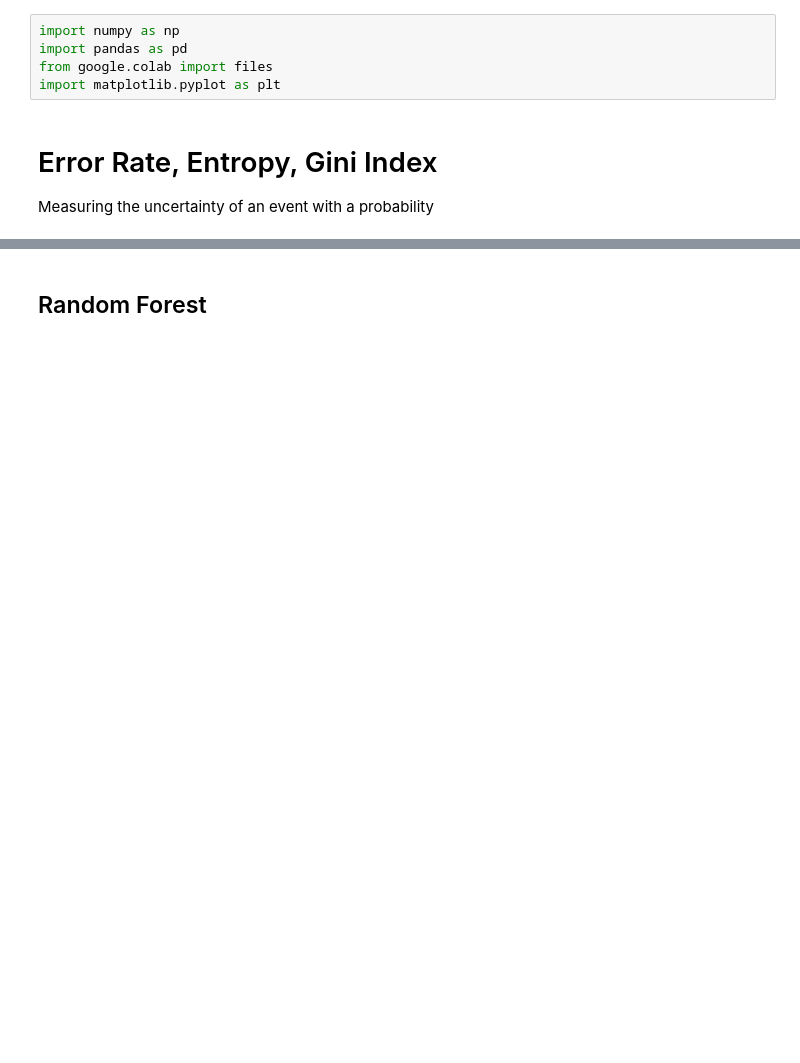
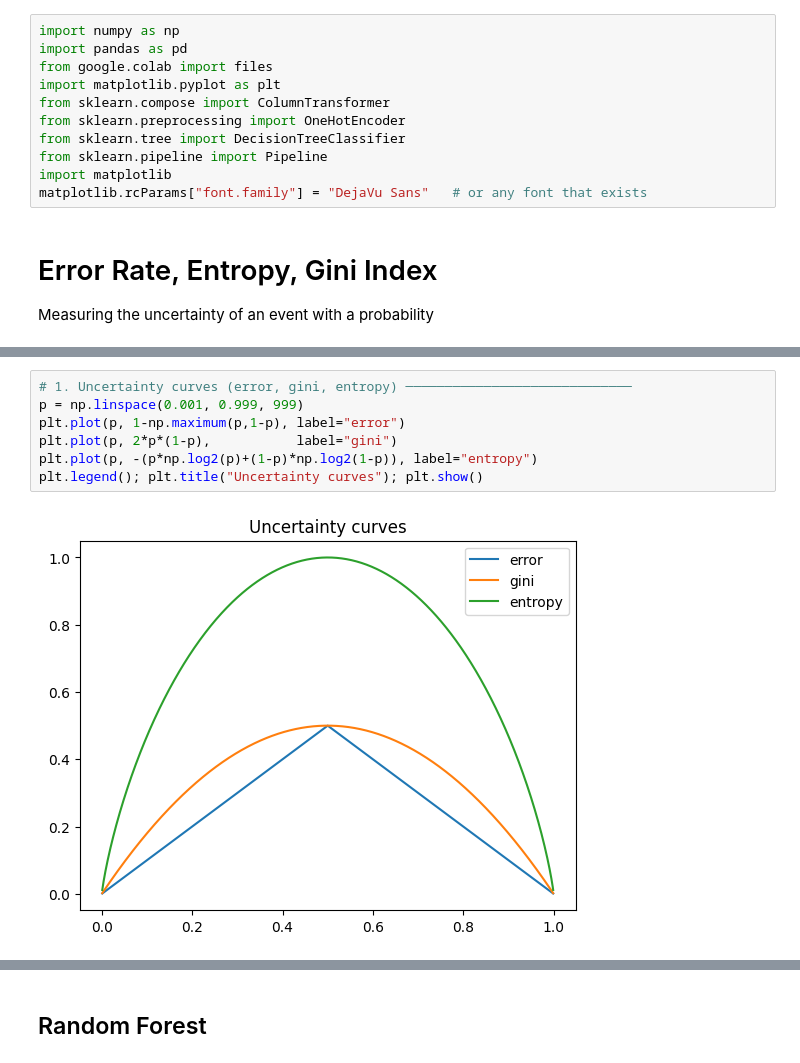
Before and after one commit to dornercr/INFO371, a Jupyter notebook: INFO371_Week4_Decision_Tree.ipynb, the cells around one changed output, grey strips where cells are left out. Saved outputs shown, nothing was run; the diff lists cells and outputs as text; blank space fills up the shorter version.

```diff
--- a/INFO371_Week4_Decision_Tree.ipynb
+++ b/INFO371_Week4_Decision_Tree.ipynb
@@ -13,6 +13,12 @@ import numpy as np
 import pandas as pd
 from google.colab import files
 import matplotlib.pyplot as plt
+from sklearn.compose import ColumnTransformer
+from sklearn.preprocessing import OneHotEncoder
+from sklearn.tree import DecisionTreeClassifier
+from sklearn.pipeline import Pipeline
+import matplotlib
+matplotlib.rcParams["font.family"] = "DejaVu Sans"   # or any font that exists
 # %% [markdown]
 # Error Rate, Entropy, Gini Index
 Measuring the uncertainty of an event with a probability
@@ -475,0 +40,9 @@ precision_recall_fscore_support(y_test, dt_1hot.predict(X_1hot_test))
+# %%
+# 1. Uncertainty curves (error, gini, entropy) ─────────────────────────────
+p = np.linspace(0.001, 0.999, 999)
+plt.plot(p, 1-np.maximum(p,1-p), label="error")
+plt.plot(p, 2*p*(1-p),           label="gini")
+plt.plot(p, -(p*np.log2(p)+(1-p)*np.log2(1-p)), label="entropy")
+plt.legend(); plt.title("Uncertainty curves"); plt.show()
+# %% [output]
+[figure, added]
```
Also changed, not shown: parts of 86 cells of this notebook.
